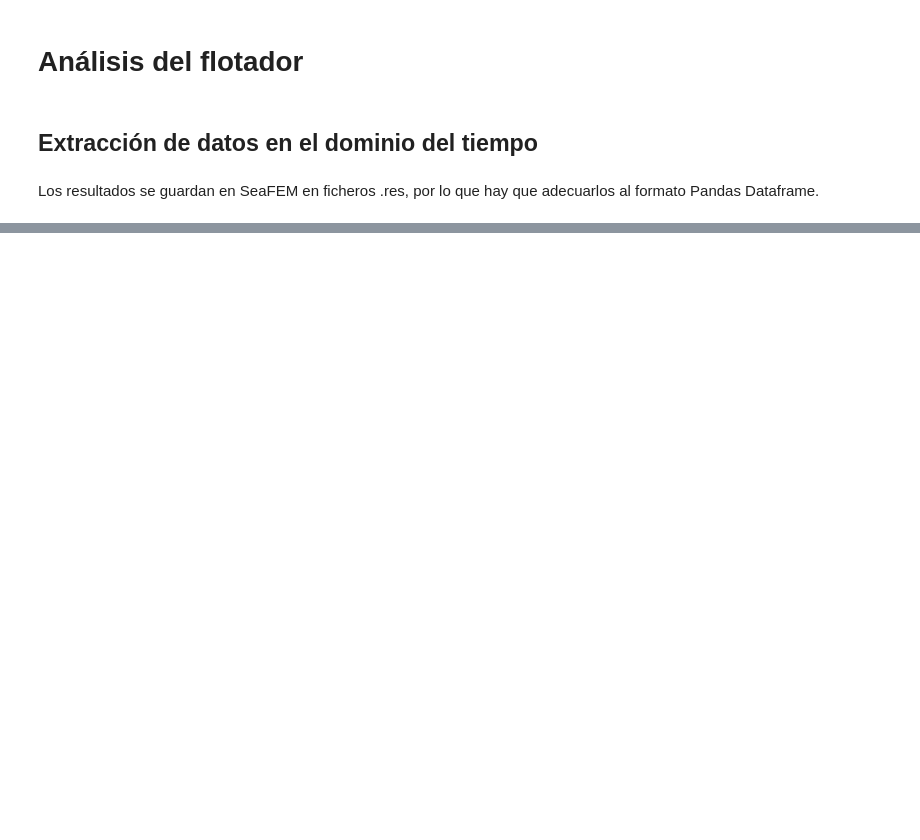
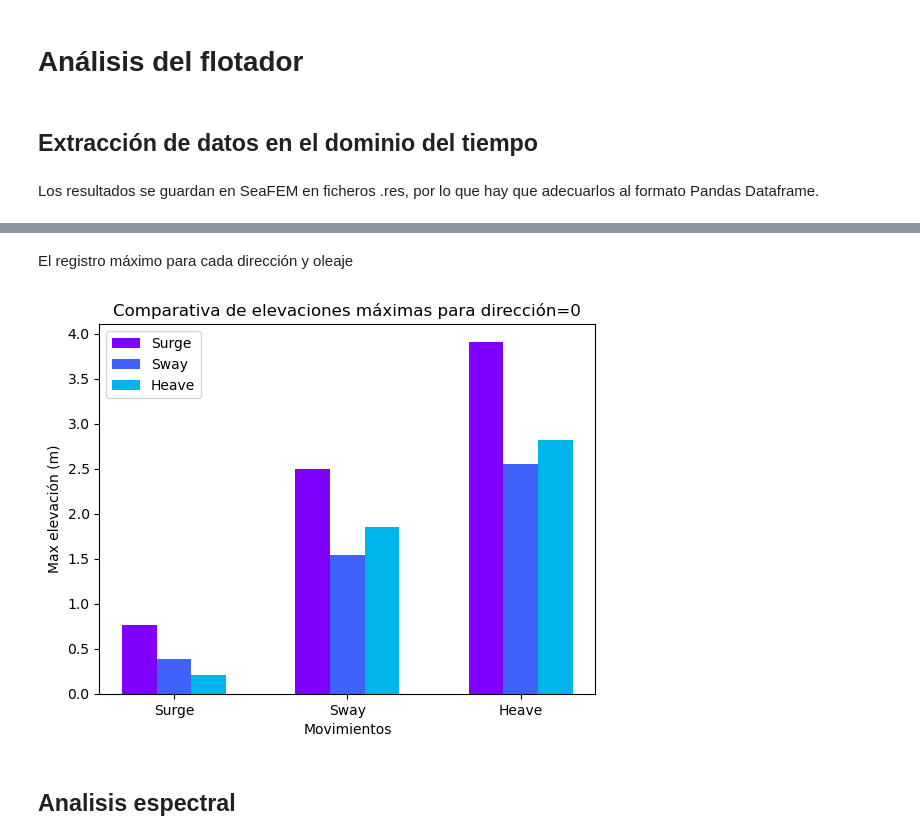
Before and after one commit to arturodmor/Mooring_anomaly_detector, a Jupyter notebook: notebooks/analysis1.ipynb, the cells around one changed output, grey strips where cells are left out. Cells and saved outputs as stored; diff of their text form; code cells hidden in the pictures; blank space fills up the shorter version.

```diff
--- a/notebooks/analysis1.ipynb
+++ b/notebooks/analysis1.ipynb
@@ -73,14 +84,19 @@ df_0_1
 # %%
-movements = ['Surge','Sway','Heave','Roll','Pitch','Yaw']
+movements = ['Surge','Sway','Heave']
 for mov in movements:
     plt.figure(figsize=(20, 5))
 
     for key, df in dataframes.items():
         if mov in df.columns:
+            df[mov] = df[mov]-df[mov].mean() # Ajuste para llevar información a la posición de equilibrio
             plt.plot(df['time[s]'],df[mov],label=f"{mov} comparison {key}")
 
     plt.xlabel('Time (s)')
-    plt.ylabel('Amplitud (m)')
+    if mov in movements[0:3]:
+        plt.ylabel('Amplitud (m)')
+    else:
+        plt.ylabel('grados (º)')
     plt.title(f"{mov} comparison")
     plt.legend()
+    plt.xlim(400,600)
     plt.show()
@@ -93,0 +103,36 @@ for mov in movements:
+# %% [markdown]
+El registro máximo para cada dirección y oleaje
+# %%
+movements = ['Surge','Sway','Heave']
+
+posiciones = np.arange(3)
+colores = plt.cm.rainbow(np.linspace(0, 1, len(dataframes)))
+for i, mov in enumerate(movements):
+    df1 = dataframes['df_0_1'][[mov]].copy()
+    df2 = dataframes['df_0_2'][[mov]].copy()
+    df3 = dataframes['df_0_3'][[mov]].copy()
+
+    df1[mov] = df1[mov] - df1[mov].mean()
+    df2[mov] = df2[mov] - df2[mov].mean()
+    df3[mov] = df3[mov] - df3[mov].mean()
+
+    max_elev1 = df1[mov].max()
+    max_elev2 = df2[mov].max()
+    max_elev3 = df3[mov].max()
+
+    alturas = [max_elev1, max_elev2, max_elev3]
+
+    plt.bar(posiciones - 0.2+i*0.2, alturas, width=0.2,label=f"{mov}", color=colores[i])
+    #plt.bar(posiciones, max_elev2, width=0.2,label=f"{mov} df_0_2", color='blue')
+    #plt.bar(posiciones + 0.2, max_elev3, width=0.2,label=f"{mov} df_0_3", color='red')
+
+plt.xlabel('Movimientos')
+plt.ylabel('Max elevación (m)')
+plt.title("Comparativa de elevaciones máximas para dirección=0")
+plt.xticks(posiciones, movements)
+plt.legend()
+plt.show()
+# %% [output]
+[figure, added]
+# %% [markdown]
+## Analisis espectral
```
Also changed, not shown: parts of 13 cells of this notebook, 4 other files.
